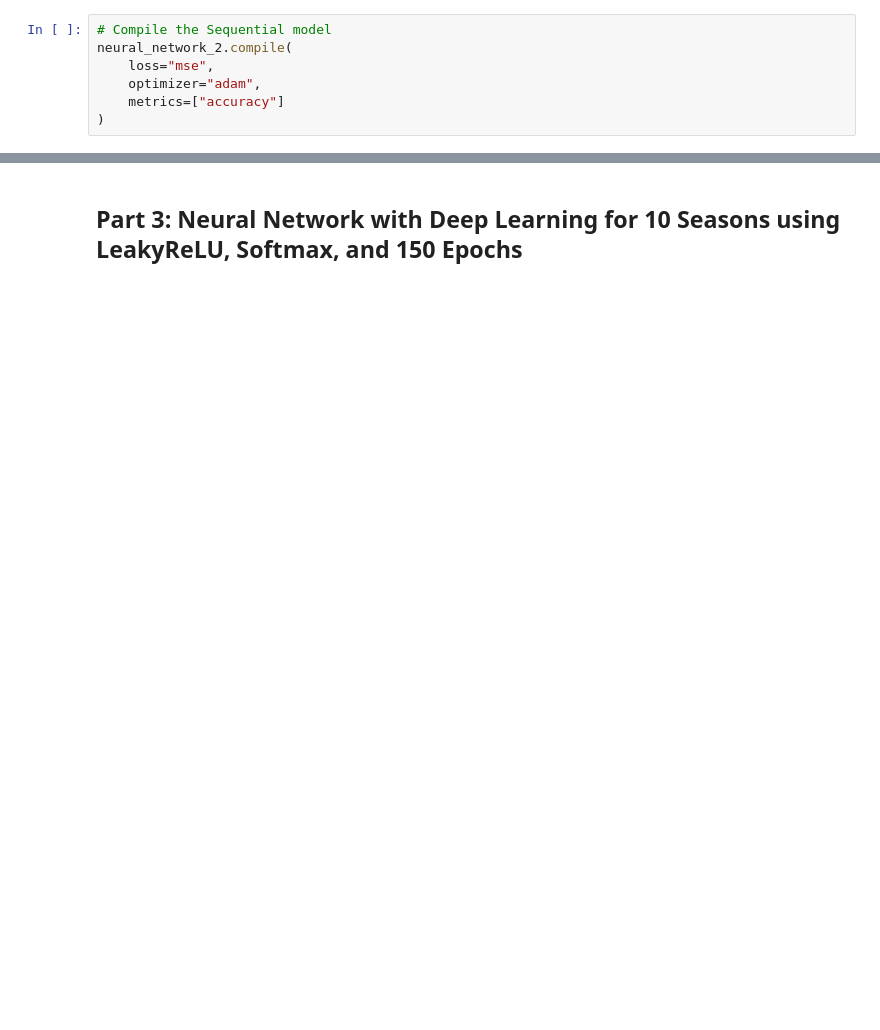
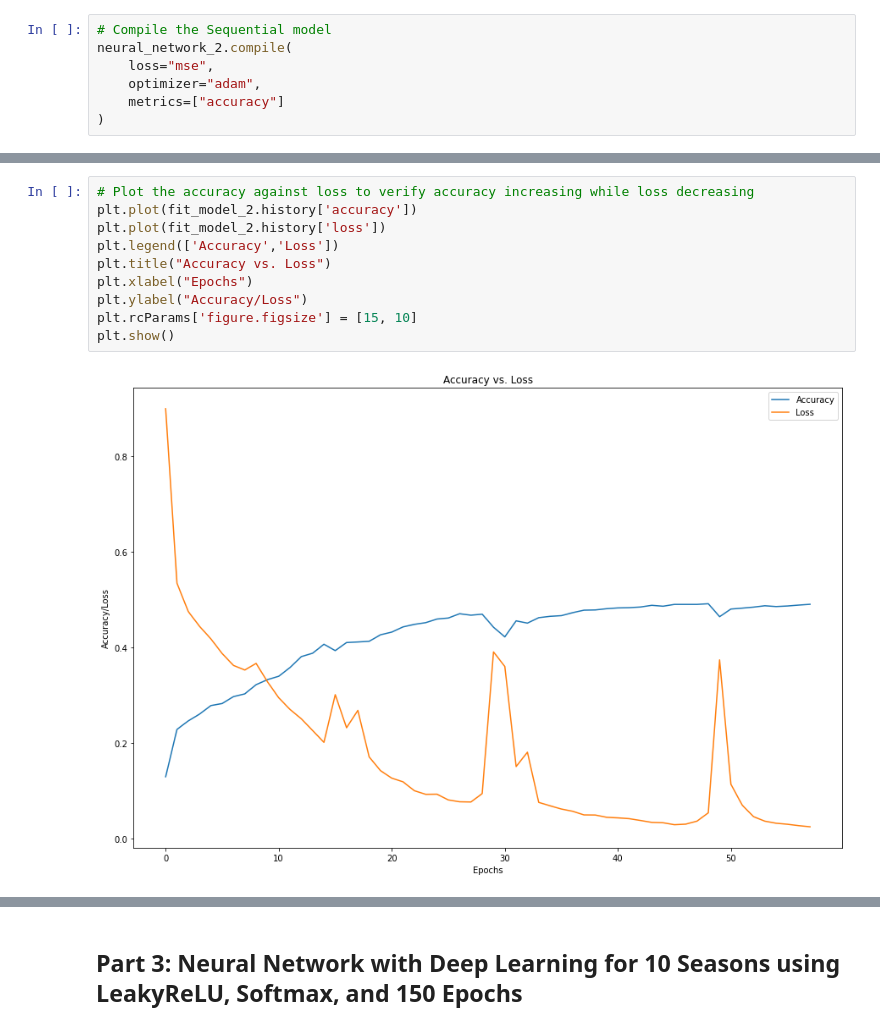
Before and after one commit to kheller18/nba-sports-betting-ml, a Jupyter notebook: NN_Over_Under.ipynb, the cells around one changed output, grey strips where cells are left out. Saved outputs shown, nothing was run; the diff lists cells and outputs as text; blank space fills up the shorter version.

```diff
--- a/NN_Over_Under.ipynb
+++ b/NN_Over_Under.ipynb
@@ -724,0 +811,12 @@ Loss: 0.07219560444355011, Accuracy: 0.48143404722213745
+# %%
+# Plot the accuracy against loss to verify accuracy increasing while loss decreasing
+plt.plot(fit_model_2.history['accuracy'])
+plt.plot(fit_model_2.history['loss'])
+plt.legend(['Accuracy','Loss'])
+plt.title("Accuracy vs. Loss")
+plt.xlabel("Epochs")
+plt.ylabel("Accuracy/Loss")
+plt.rcParams['figure.figsize'] = [15, 10]
+plt.show()
+# %% [output]
+[figure, added]
```
Also changed, not shown: parts of 64 cells of this notebook, 1 other file.
